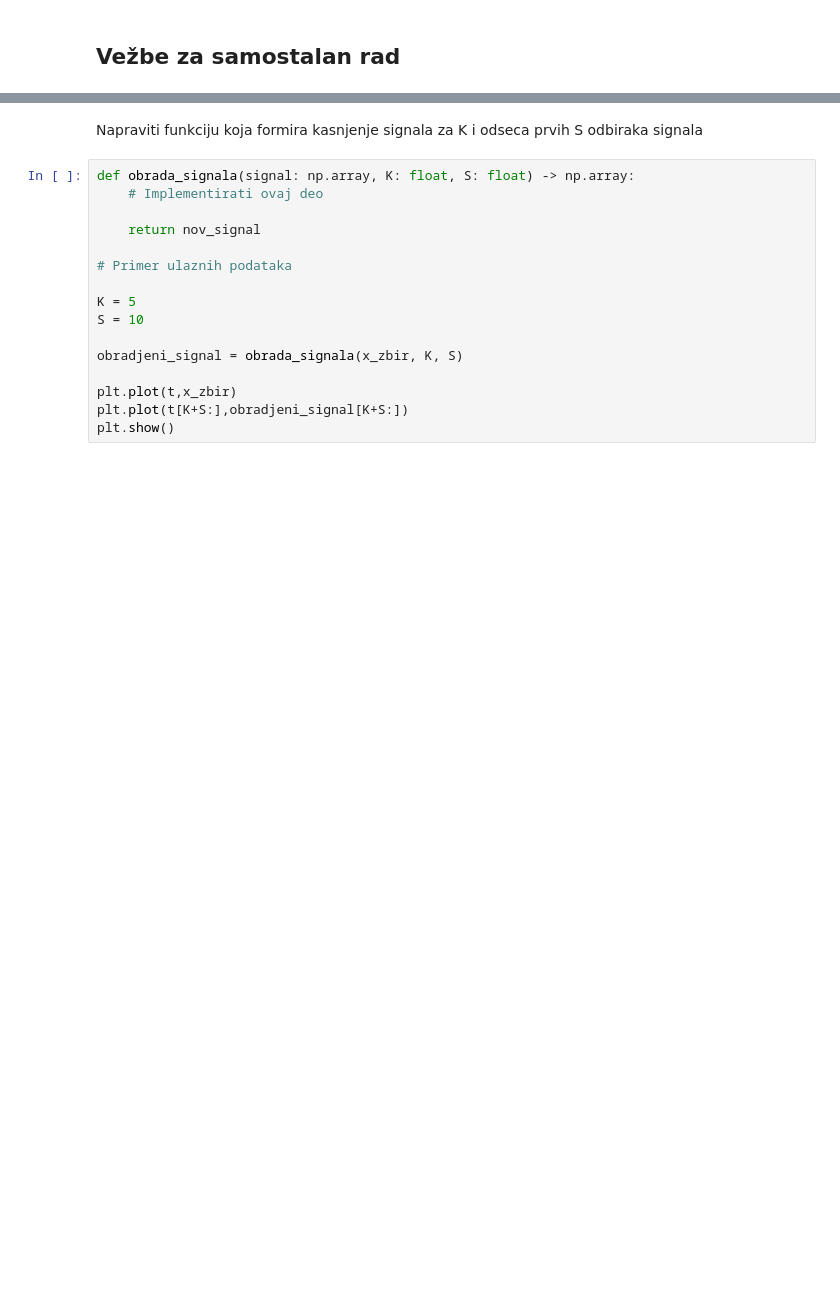
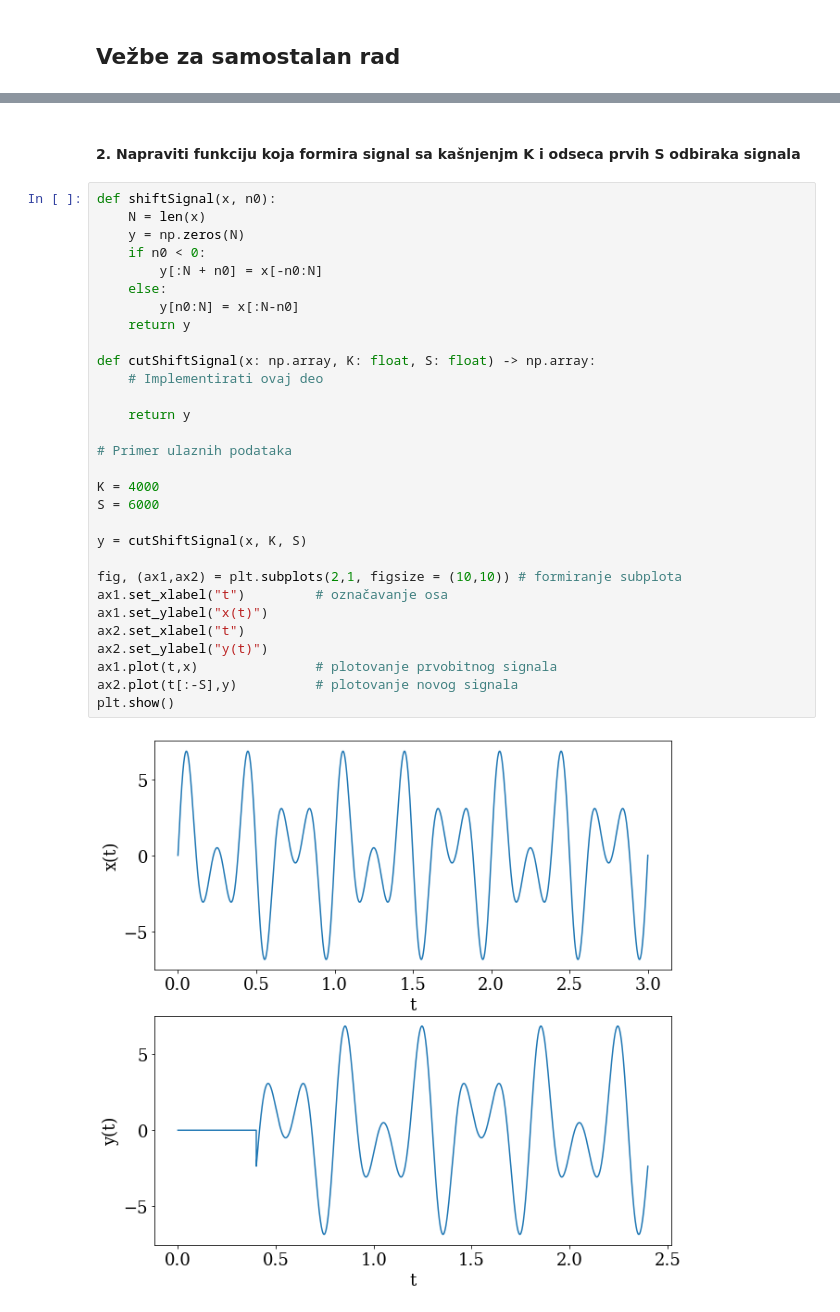
Before and after one commit to pfe-rs/jupyter-testbench, a Jupyter notebook: temp_folder/vezbe2ijk.ipynb, the cells around one changed output, grey strips where cells are left out. Drawn from its saved outputs; the diff is of its cells as text; blank space fills up the shorter version.

```diff
--- a/temp_folder/vezbe2ijk.ipynb
+++ b/temp_folder/vezbe2ijk.ipynb
@@ -45,20 +44,36 @@ plt.plot(t, x_zbir)
 [figure]
 # %% [markdown]
 
-Napraviti funkciju koja formira kasnjenje signala za K i odseca prvih S odbiraka signala
+#### 2. Napraviti funkciju koja formira signal sa kašnjenjm K i odseca prvih S odbiraka signala
-# %%
-def obrada_signala(signal: np.array, K: float, S: float) -> np.array:
-    # Implementirati ovaj deo
-
-    return nov_signal
-
-# Primer ulaznih podataka
-
-K = 5
-S = 10
-
-obradjeni_signal = obrada_signala(x_zbir, K, S)
-
-plt.plot(t,x_zbir)
-plt.plot(t[K+S:],obradjeni_signal[K+S:])
-plt.show()
+# %%
+def shiftSignal(x, n0):
+    N = len(x)
+    y = np.zeros(N)
+    if n0 < 0:
+        y[:N + n0] = x[-n0:N]
+    else:
+        y[n0:N] = x[:N-n0]
+    return y
+
+def cutShiftSignal(x: np.array, K: float, S: float) -> np.array:
+    # Implementirati ovaj deo
+
+    return y
+
+# Primer ulaznih podataka
+
+K = 4000
+S = 6000
+
+y = cutShiftSignal(x, K, S)
+
+fig, (ax1,ax2) = plt.subplots(2,1, figsize = (10,10)) # formiranje subplota
+ax1.set_xlabel("t")         # označavanje osa
+ax1.set_ylabel("x(t)")
+ax2.set_xlabel("t")
+ax2.set_ylabel("y(t)")
+ax1.plot(t,x)               # plotovanje prvobitnog signala
+ax2.plot(t[:-S],y)          # plotovanje novog signala
+plt.show()
+# %% [output]
+[figure, added]
```
Also changed, not shown: parts of 5 cells of this notebook, 6 other files.
